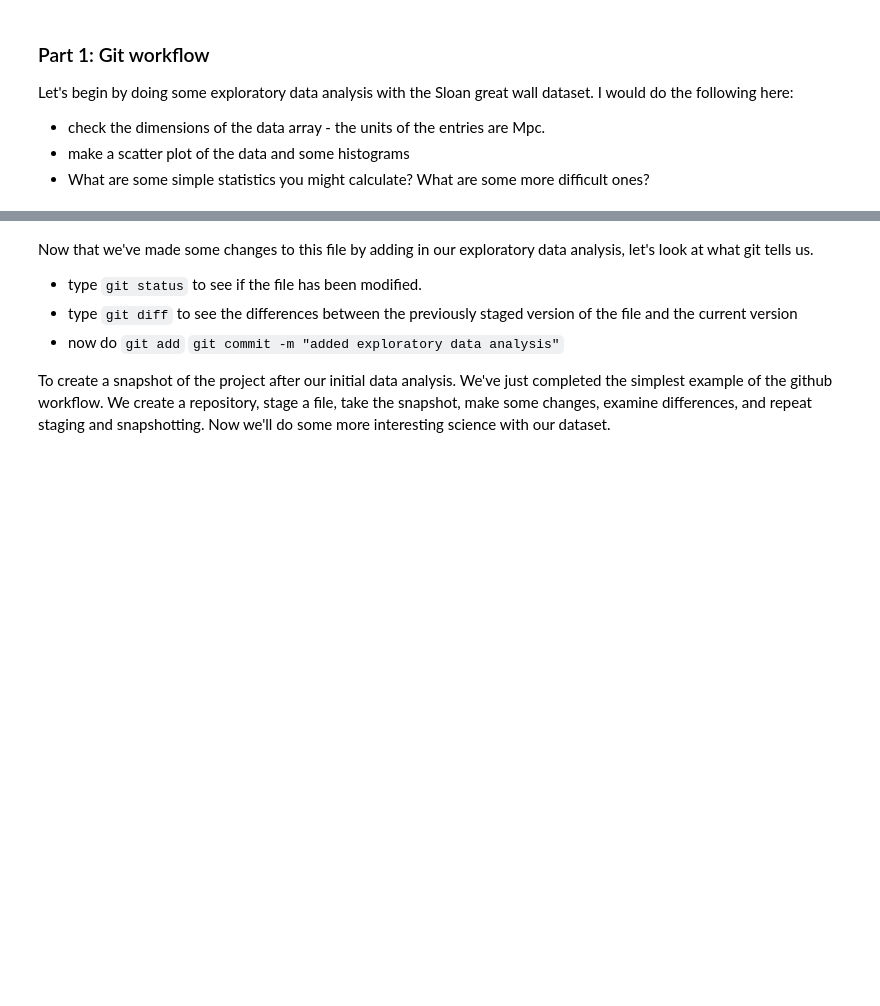
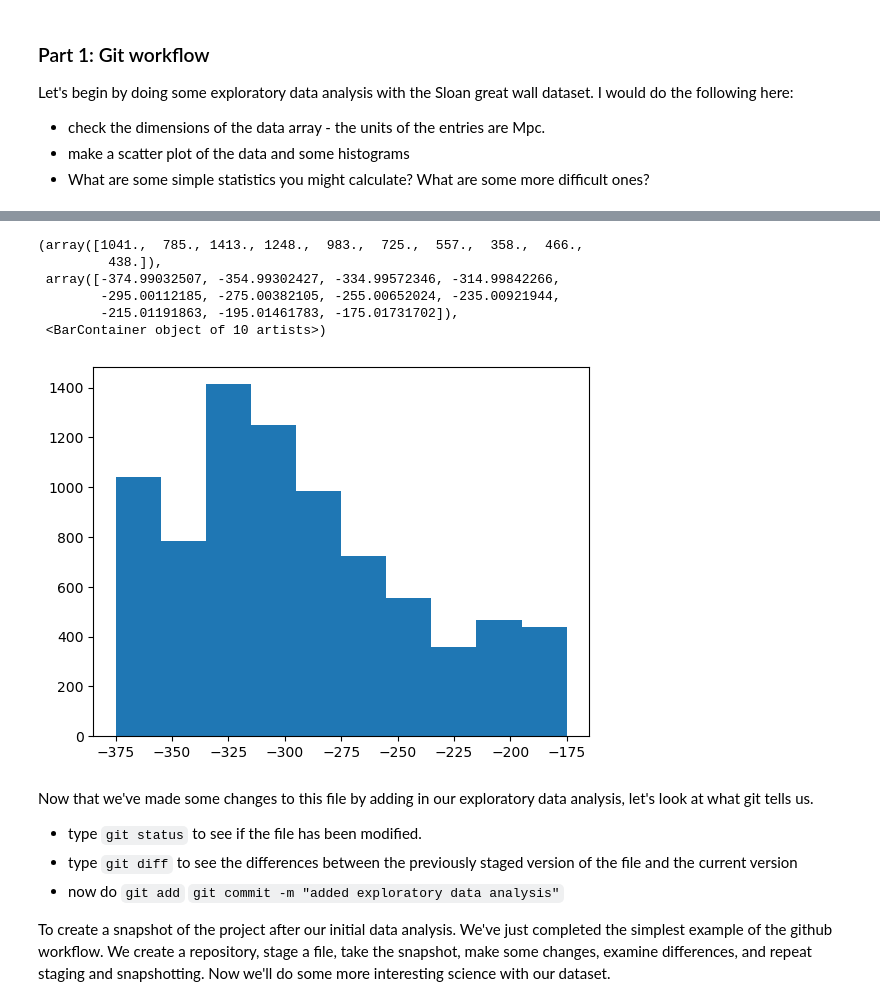
Before and after one commit to grantmerz/dsfp_session21_ex, a Jupyter notebook: DSFP_intro_2_git.ipynb, the cells around one changed output, grey strips where cells are left out. Saved outputs shown, nothing was run; the diff lists cells and outputs as text; code cells hidden in the pictures; blank space fills up the shorter version.

```diff
--- a/DSFP_intro_2_git.ipynb
+++ b/DSFP_intro_2_git.ipynb
@@ -49,0 +54,10 @@ Let's begin by doing some exploratory data analysis with the Sloan great wall da
+# %%
+np.where()
+# %% [output]
+(array([1041.,  785., 1413., 1248.,  983.,  725.,  557.,  358.,  466.,
+         438.]),
+ array([-374.99032507, -354.99302427, -334.99572346, -314.99842266,
+        -295.00112185, -275.00382105, -255.00652024, -235.00921944,
+        -215.01191863, -195.01461783, -175.01731702]),
+ <BarContainer object of 10 artists>)
+[figure, added]
```
Also changed, not shown: parts of 2 cells of this notebook.
